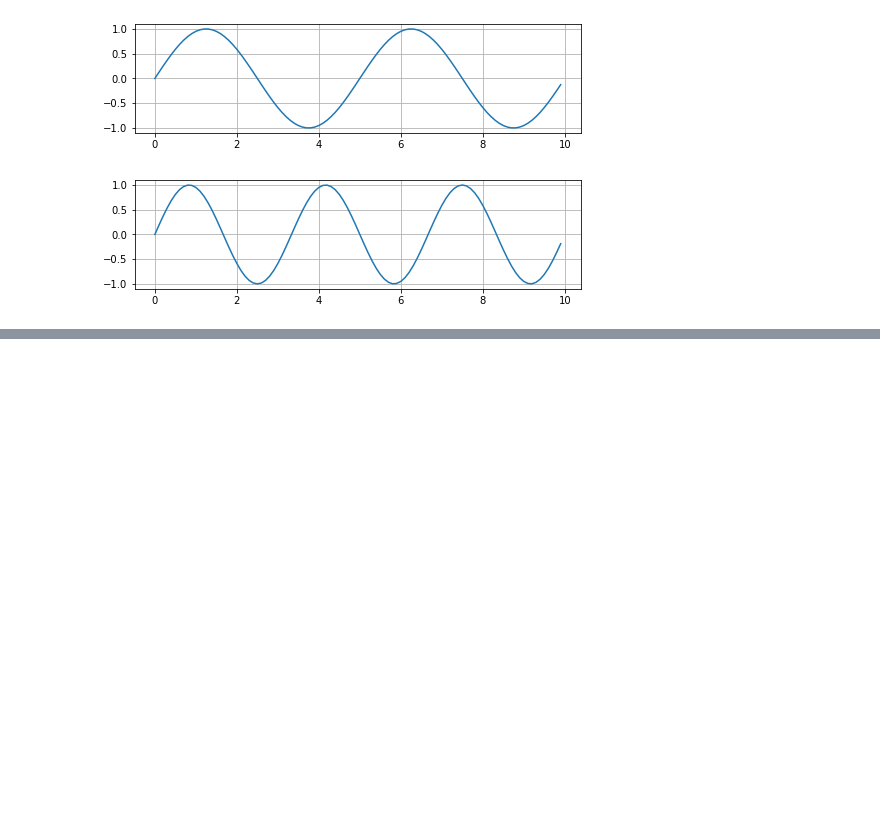
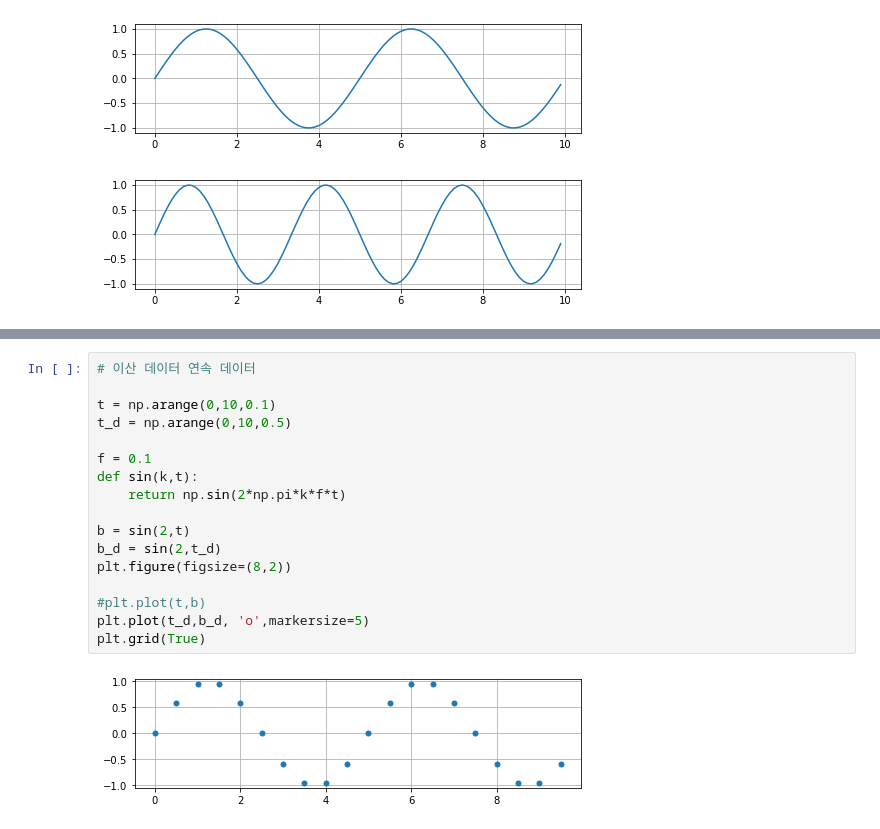
Before and after one commit to Joonsawon/UST_RandomData, a Jupyter notebook: FFT.ipynb, the cells around one changed output, grey strips where cells are left out. Drawn from its saved outputs; the diff is of its cells as text; blank space fills up the shorter version.

```diff
--- a/FFT.ipynb
+++ b/FFT.ipynb
@@ -35,0 +73,19 @@ plt.grid(True)
+# %%
+# 이산 데이터 연속 데이터
+
+t = np.arange(0,10,0.1)
+t_d = np.arange(0,10,0.5)
+
+f = 0.1
+def sin(k,t):
+    return np.sin(2*np.pi*k*f*t)
+
+b = sin(2,t)
+b_d = sin(2,t_d)
+plt.figure(figsize=(8,2))
+
+#plt.plot(t,b)
+plt.plot(t_d,b_d, 'o',markersize=5)
+plt.grid(True)
+# %% [output]
+[figure, added]
```
Also changed, not shown: parts of 2 cells of this notebook, 2 other files.
